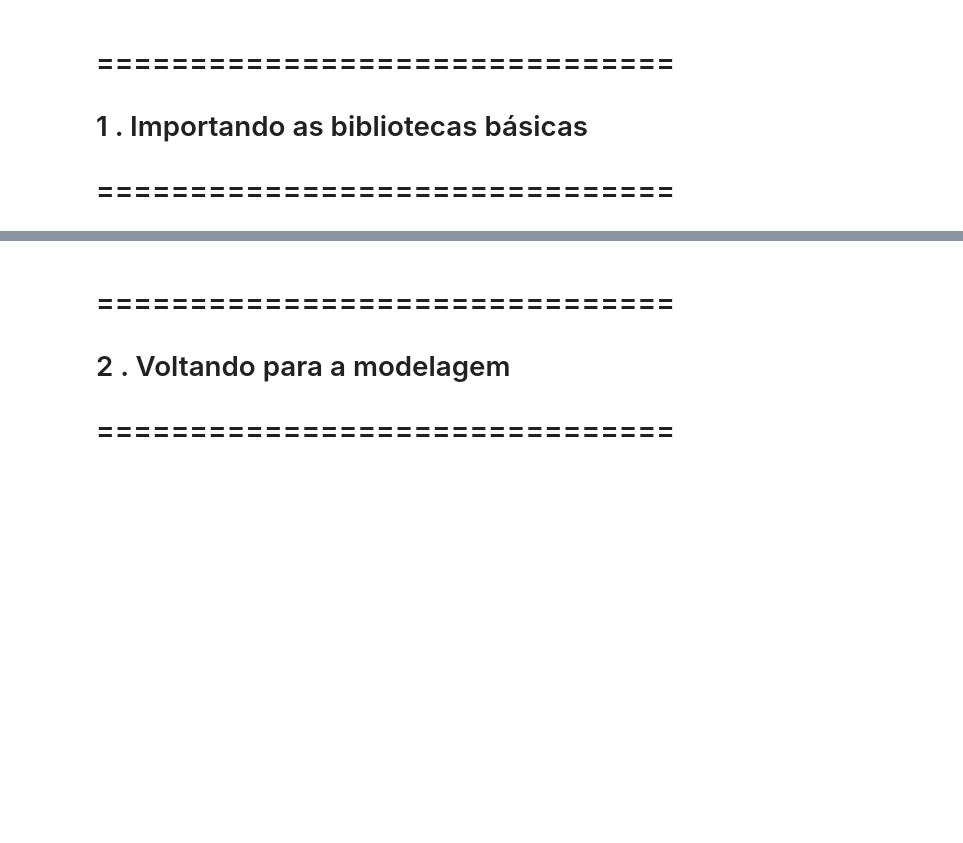
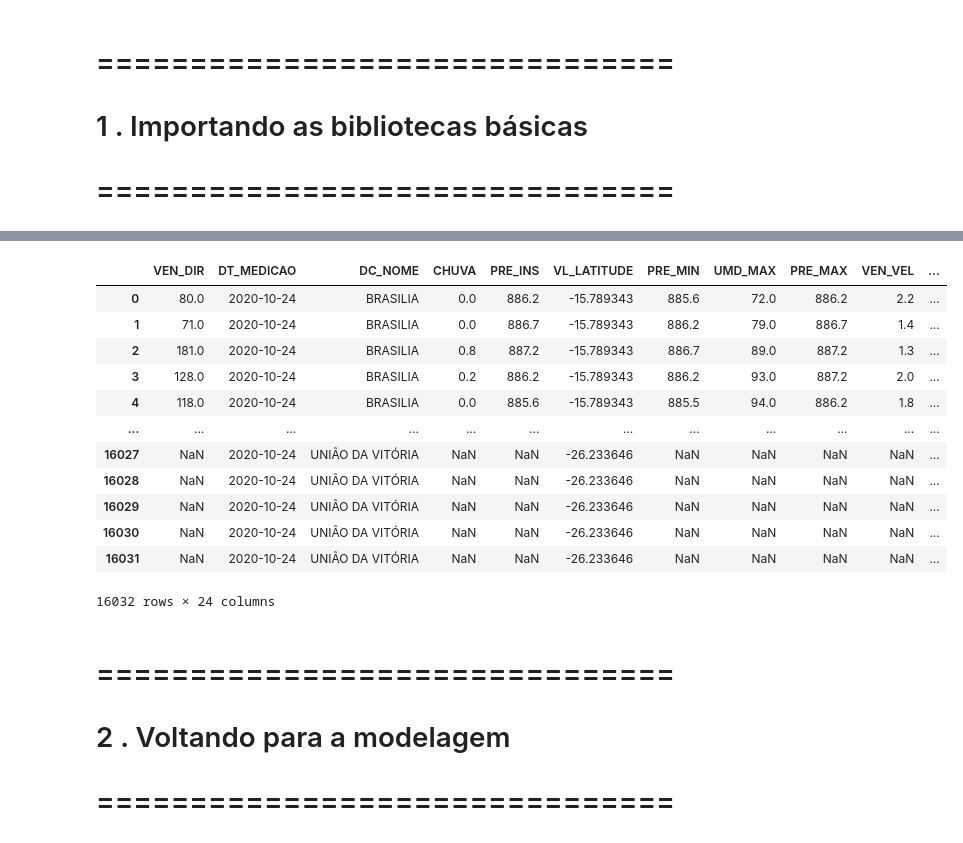
Before and after one commit to pedrohqalves/MBA-FIA-TCC, a Jupyter notebook: Dengue/Notebook/TCC - Pedro Alves - Notebook 3.ipynb, the cells around one changed output, grey strips where cells are left out. Drawn from its saved outputs; the diff is of its cells as text; code cells hidden in the pictures; blank space fills up the shorter version.

```diff
--- a/Dengue/Notebook/TCC - Pedro Alves - Notebook 3.ipynb
+++ b/Dengue/Notebook/TCC - Pedro Alves - Notebook 3.ipynb
@@ -68,3 +76,19 @@ json.loads(response.content)[0]
+# %%
+df_ontem
+# %% [output]
+|  | VEN_DIR | DT_MEDICAO | DC_NOME | CHUVA | PRE_INS | VL_LATITUDE | PRE_MIN | UMD_MAX | PRE_MAX | VEN_VEL | ... |
+| 0 | 80.0 | 2020-10-24 | BRASILIA | 0.0 | 886.2 | -15.789343 | 885.6 | 72.0 | 886.2 | 2.2 | ... |
+| 1 | 71.0 | 2020-10-24 | BRASILIA | 0.0 | 886.7 | -15.789343 | 886.2 | 79.0 | 886.7 | 1.4 | ... |
+| 2 | 181.0 | 2020-10-24 | BRASILIA | 0.8 | 887.2 | -15.789343 | 886.7 | 89.0 | 887.2 | 1.3 | ... |
+| 3 | 128.0 | 2020-10-24 | BRASILIA | 0.2 | 886.2 | -15.789343 | 886.2 | 93.0 | 887.2 | 2.0 | ... |
+| 4 | 118.0 | 2020-10-24 | BRASILIA | 0.0 | 885.6 | -15.789343 | 885.5 | 94.0 | 886.2 | 1.8 | ... |
+| ... | ... | ... | ... | ... | ... | ... | ... | ... | ... | ... | ... |
+| 16027 | NaN | 2020-10-24 | UNIÃO DA VITÓRIA | NaN | NaN | -26.233646 | NaN | NaN | NaN | NaN | ... |
+| 16028 | NaN | 2020-10-24 | UNIÃO DA VITÓRIA | NaN | NaN | -26.233646 | NaN | NaN | NaN | NaN | ... |
+| 16029 | NaN | 2020-10-24 | UNIÃO DA VITÓRIA | NaN | NaN | -26.233646 | NaN | NaN | NaN | NaN | ... |
+| 16030 | NaN | 2020-10-24 | UNIÃO DA VITÓRIA | NaN | NaN | -26.233646 | NaN | NaN | NaN | NaN | ... |
+| 16031 | NaN | 2020-10-24 | UNIÃO DA VITÓRIA | NaN | NaN | -26.233646 | NaN | NaN | NaN | NaN | ... |
+16032 rows × 24 columns
 # %% [markdown]
 # ===============================
 
```
Also changed, not shown: parts of 4 cells of this notebook, 2 other files.
